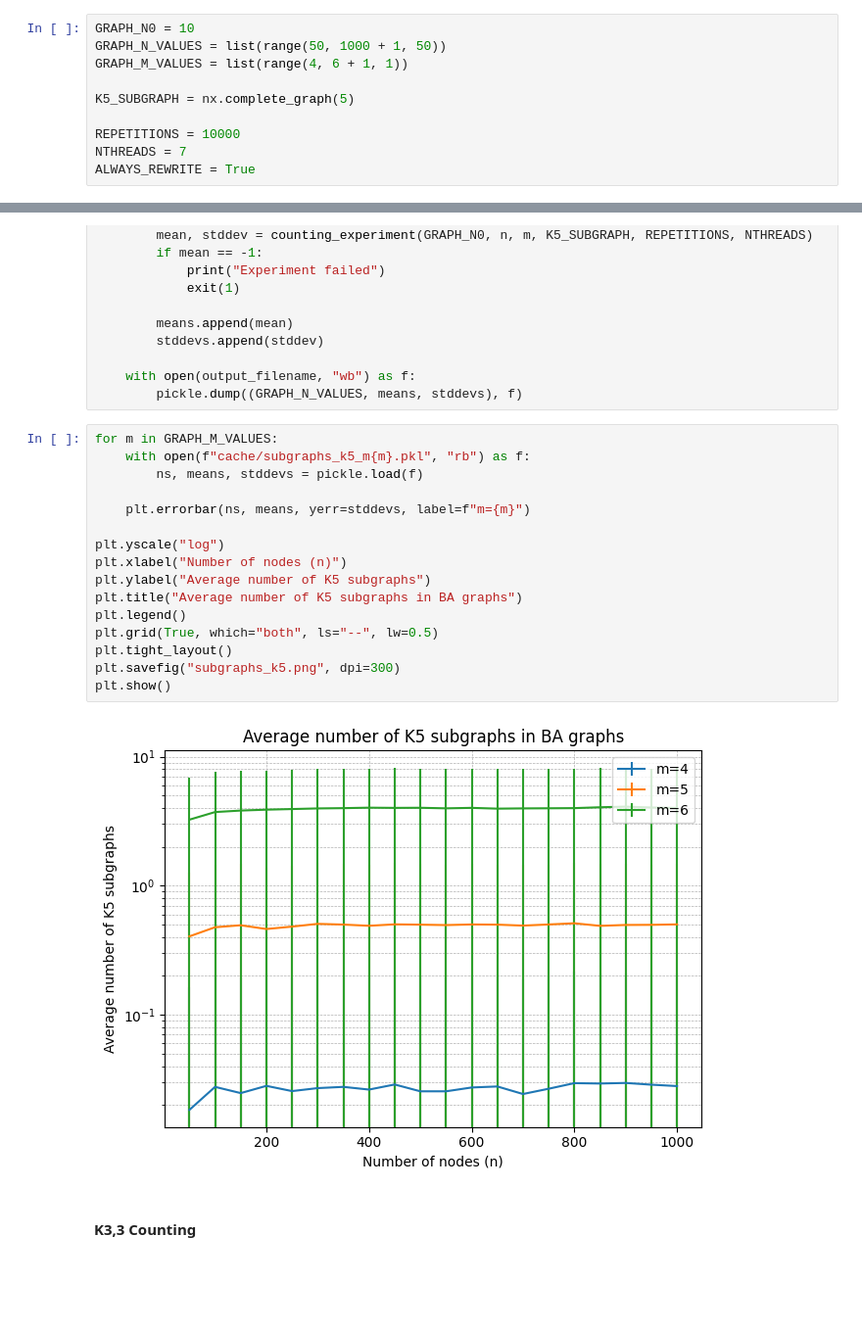
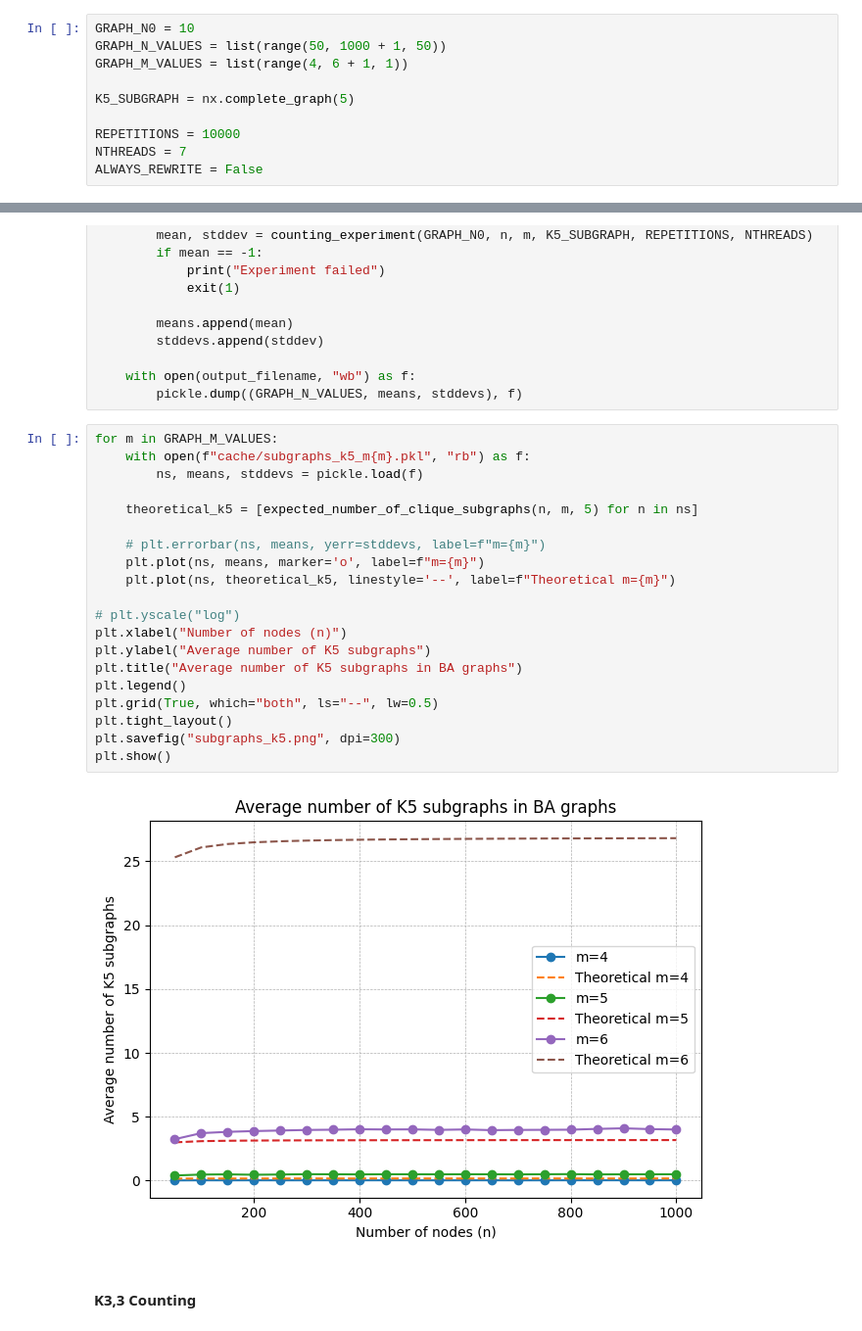
Before and after one commit to karoljanic/preferential-colouring-of-random-graphs, a Jupyter notebook: experiments/subgraphs.ipynb, the cells around one changed output, grey strips where cells are left out. Shown at 98% size. Saved outputs shown, nothing was run; the diff lists cells and outputs as text; blank space fills up the shorter version.

Commit message:
Theoretical lines

```diff
--- a/experiments/subgraphs.ipynb
+++ b/experiments/subgraphs.ipynb
@@ -103,7 +107,7 @@ K5_SUBGRAPH = nx.complete_graph(5)
 
 REPETITIONS = 10000
 NTHREADS = 7
-ALWAYS_REWRITE = True
+ALWAYS_REWRITE = False
 # %%
 for m in GRAPH_M_VALUES:
     output_filename = f"cache/subgraphs_k5_m{m}.pkl"
@@ -127,21 +131,25 @@ for m in GRAPH_M_VALUES:
 # %%
 for m in GRAPH_M_VALUES:
     with open(f"cache/subgraphs_k5_m{m}.pkl", "rb") as f:
         ns, means, stddevs = pickle.load(f)
 
-    plt.errorbar(ns, means, yerr=stddevs, label=f"m={m}")
+    theoretical_k5 = [expected_number_of_clique_subgraphs(n, m, 5) for n in ns]
 
-plt.yscale("log")
+    # plt.errorbar(ns, means, yerr=stddevs, label=f"m={m}")
+    plt.plot(ns, means, marker='o', label=f"m={m}")
+    plt.plot(ns, theoretical_k5, linestyle='--', label=f"Theoretical m={m}")
+
+# plt.yscale("log")
 plt.xlabel("Number of nodes (n)")
 plt.ylabel("Average number of K5 subgraphs")
 plt.title("Average number of K5 subgraphs in BA graphs")
 plt.legend()
 plt.grid(True, which="both", ls="--", lw=0.5)
 plt.tight_layout()
 plt.savefig("subgraphs_k5.png", dpi=300)
 plt.show()
 # %% [output]
-[figure, old version]
+[figure, new version]
 # %% [markdown]
 #### K3,3 Counting
 # %%
```
Also changed, not shown: parts of 3 cells of this notebook, 4 other files.
